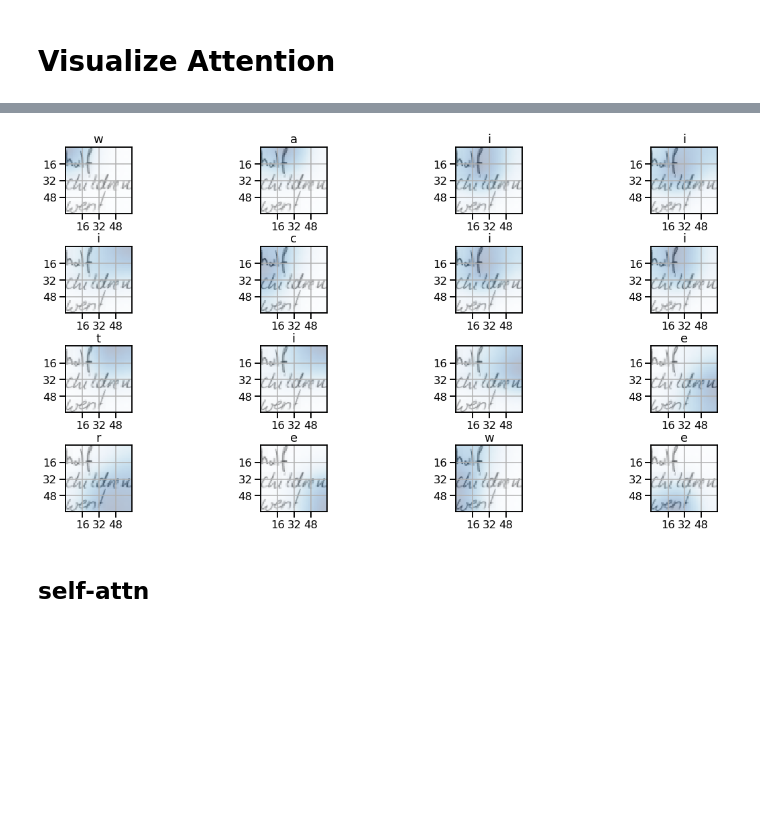
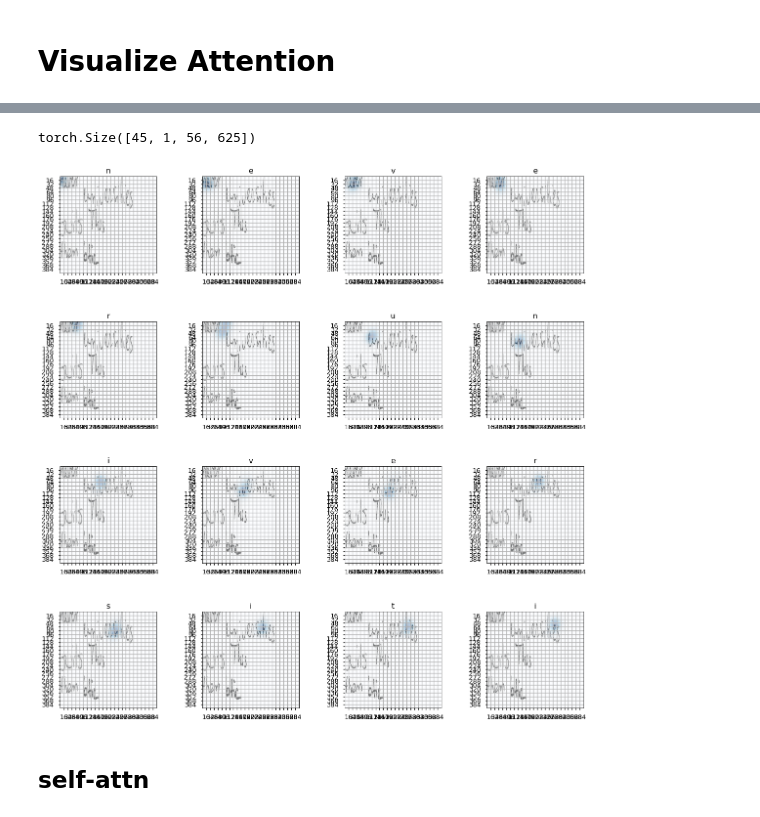
Before and after one commit to ahs8w/fastai, a Jupyter notebook: projects/OCR-Transformer.ipynb, the cells around one changed output, grey strips where cells are left out. Cells and saved outputs as stored; diff of their text form; code cells hidden in the pictures; blank space fills up the shorter version.

```diff
--- a/projects/OCR-Transformer.ipynb
+++ b/projects/OCR-Transformer.ipynb
@@ -729,7 +666,7 @@ learn.load('tfmr')
 # %% [markdown]
 # Results
 # %%
-learn.load('tfmr')
+learn.load('tfmr_experiment')
 # %%
 x,y = next(iter(data.val_dl))
 
@@ -757,9 +689,9 @@ char_error_rate(preds, y)
 # %% [markdown]
 ## Images
 # %%
-imgs = data.trn_ds.denorm(x)
+imgs = data.val_ds.denorm(x)
 
-fig, axes = plt.subplots(2,2, figsize=(20, 20))
+fig, axes = plt.subplots(2,2, figsize=(10, 10))
 for i,ax in enumerate(axes.flat):
     p = char_label_text(res[i])
     ax=show_img(imgs[i], ax=ax, title=p)
@@ -777,3 +708,8 @@ def source_attn(layer=-1): return learn.model.transformer.decoder.layers[layer].
+# %%
+src_attn = source_attn()
+src_attn.shape
+# %% [output]
+torch.Size([45, 1, 56, 625])
 # %%
 # conv
 k = 16
@@ -792,24 +728,24 @@ def g_filter(att):
 idx = 1
 img = imgs[idx]
 pred = res[idx]
-img_attns = to_np(torch_scale_attns(src_attn())[idx])
+img_attns = to_np(torch_scale_attns(src_attn.squeeze(1))[idx])
 # %%
-fig, axes = plt.subplots(4, 4, figsize=(20, 10), gridspec_kw={'hspace': 0.5})
+fig, axes = plt.subplots(4, 4, figsize=(20, 20), gridspec_kw={'hspace': 0.5})
 for i,ax in enumerate(axes.flat):
     a = g_filter(img_attns[i])
     ax.imshow(img, alpha=None)
     ax.imshow(a, cmap='Blues', interpolation='nearest', alpha=0.3)
 
     # Attention
     ticks = np.arange(k, sz, k)
     ax.set_yticks(ticks, minor=False)
     ax.set_xticks(ticks, minor=False)
     ax.yaxis.grid(True)
     ax.xaxis.grid(True)
 
     ax.set_title(itos[pred[i].item()])
 # %% [output]
-[figure, old version]
+[figure, new version]
 # %% [markdown]
 ## self-attn
 # %%
```
Also changed, not shown: parts of 44 cells of this notebook.
